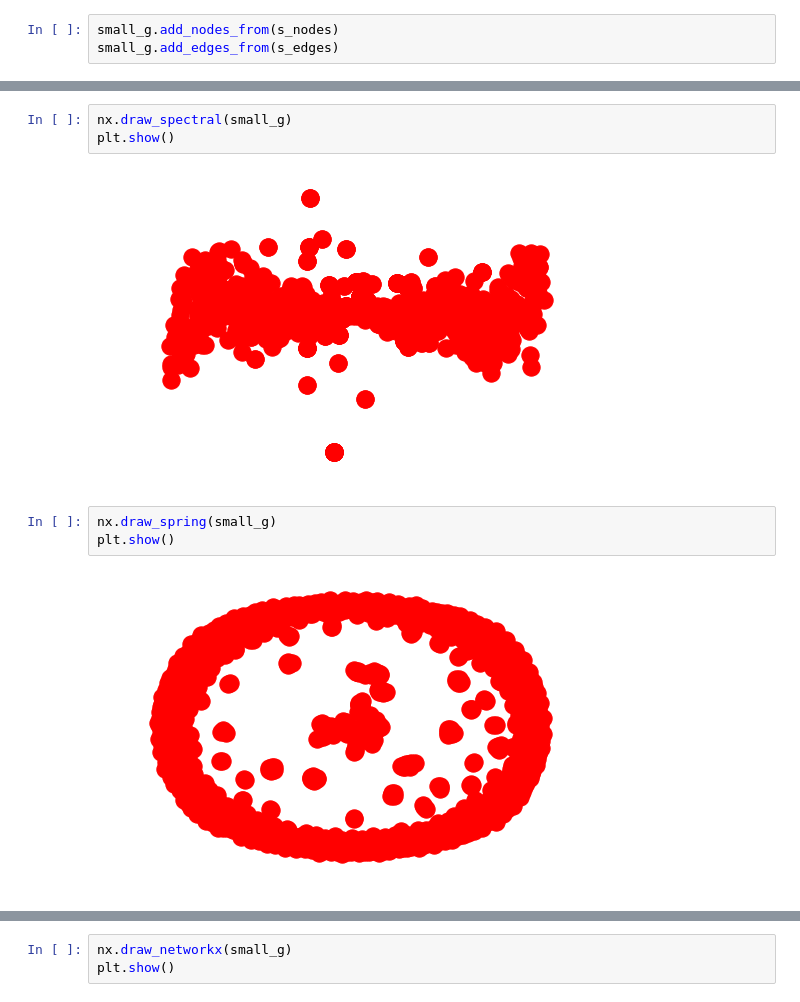
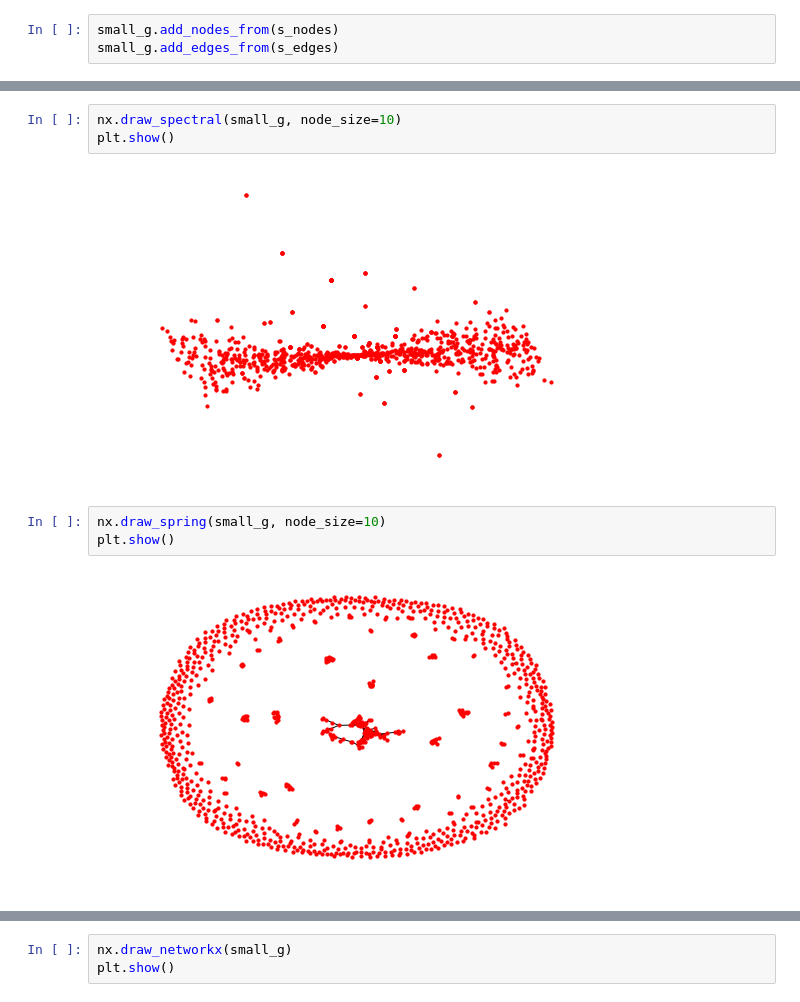
Before and after one commit to pmrukot/data-visualization, a Jupyter notebook: subreddits/networkx.ipynb, the cells around one changed output, grey strips where cells are left out. Cells and saved outputs as stored; diff of their text form.

```diff
--- a/subreddits/networkx.ipynb
+++ b/subreddits/networkx.ipynb
@@ -63,11 +64,11 @@ plt.show()
 # %%
-nx.draw_spectral(small_g)
+nx.draw_spectral(small_g, node_size=10)
 plt.show()
 # %% [output]
-[figure, old version]
+[figure, new version]
 # %%
-nx.draw_spring(small_g)
+nx.draw_spring(small_g, node_size=10)
 plt.show()
 # %% [output]
-[figure, old version]
+[figure, new version]
 # %%
```
Also changed, not shown: parts of 4 cells of this notebook.
